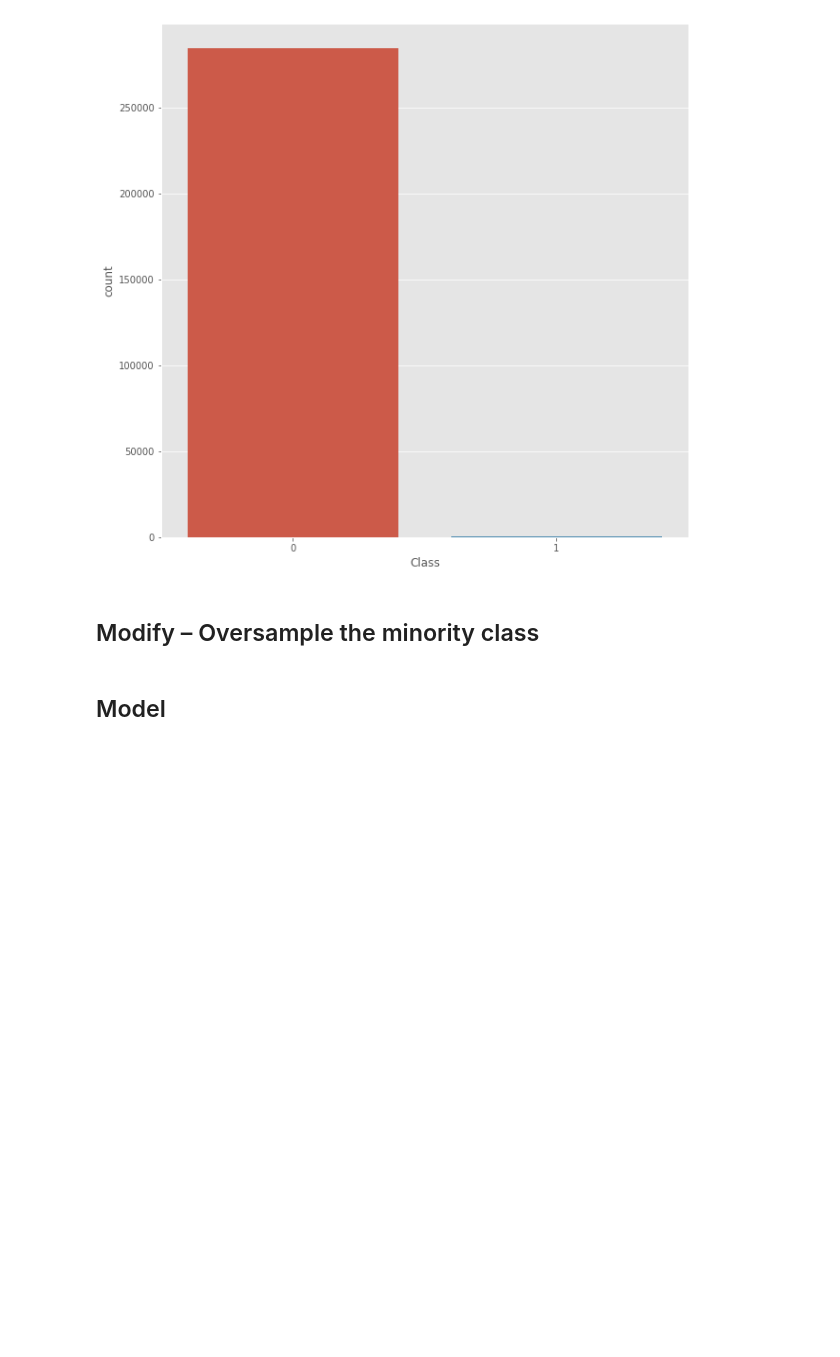
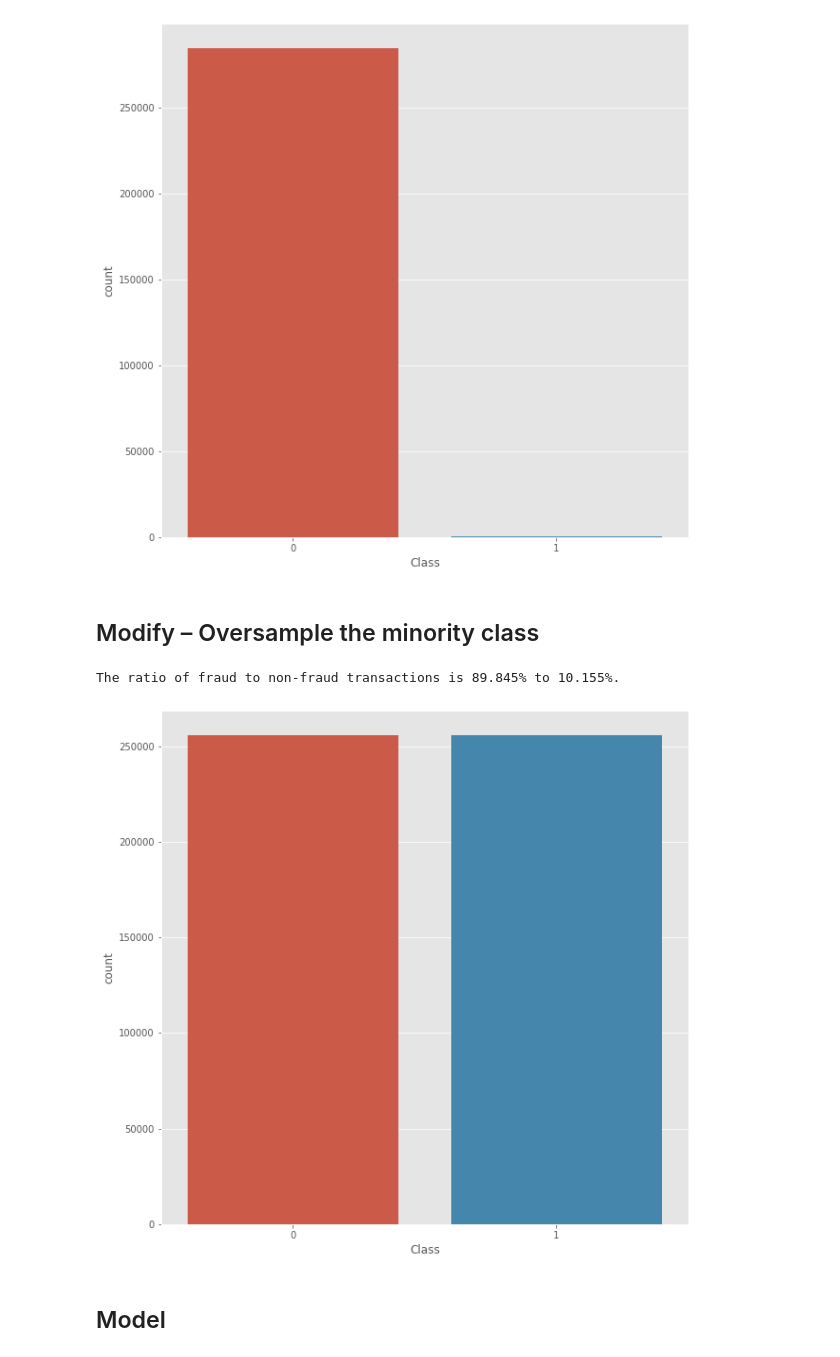
Before and after one commit to jbonfardeci/fraud-rare-event-model, a Jupyter notebook: Fraud-Detection-Rare-Events.ipynb, the cells around one changed output. Saved outputs shown, nothing was run; the diff lists cells and outputs as text; code cells hidden in the pictures; blank space fills up the shorter version.

```diff
--- a/Fraud-Detection-Rare-Events.ipynb
+++ b/Fraud-Detection-Rare-Events.ipynb
@@ -246,0 +237,8 @@ df_val[TARGET] = y_val
+# %%
+# Is this a rare event problem where the minority class < 2%.
+fraud = [y for y in y_over if y == 1]
+nonfraud = [y for y in y_over if y == 0]
+ratio = len(fraud) / len(df)*100
+print(str.format("The ratio of fraud to non-fraud transactions is {0:.3f}% to {1:.3f}%.", ratio, 100-ratio))
+# %% [output]
+The ratio of fraud to non-fraud transactions is 89.845% to 10.155%.
@@ -247,3 +249,8 @@ df_val[TARGET] = y_val
+# %%
+f, ax = plt.subplots(figsize=(10, 10))
+fraud_cats = sb.countplot(x=TARGET, data=df_over)
+# %% [output]
+[figure, added]
 # %% [markdown]
 ## Model
 # %% [markdown]
```
Also changed, not shown: parts of 13 cells of this notebook.
